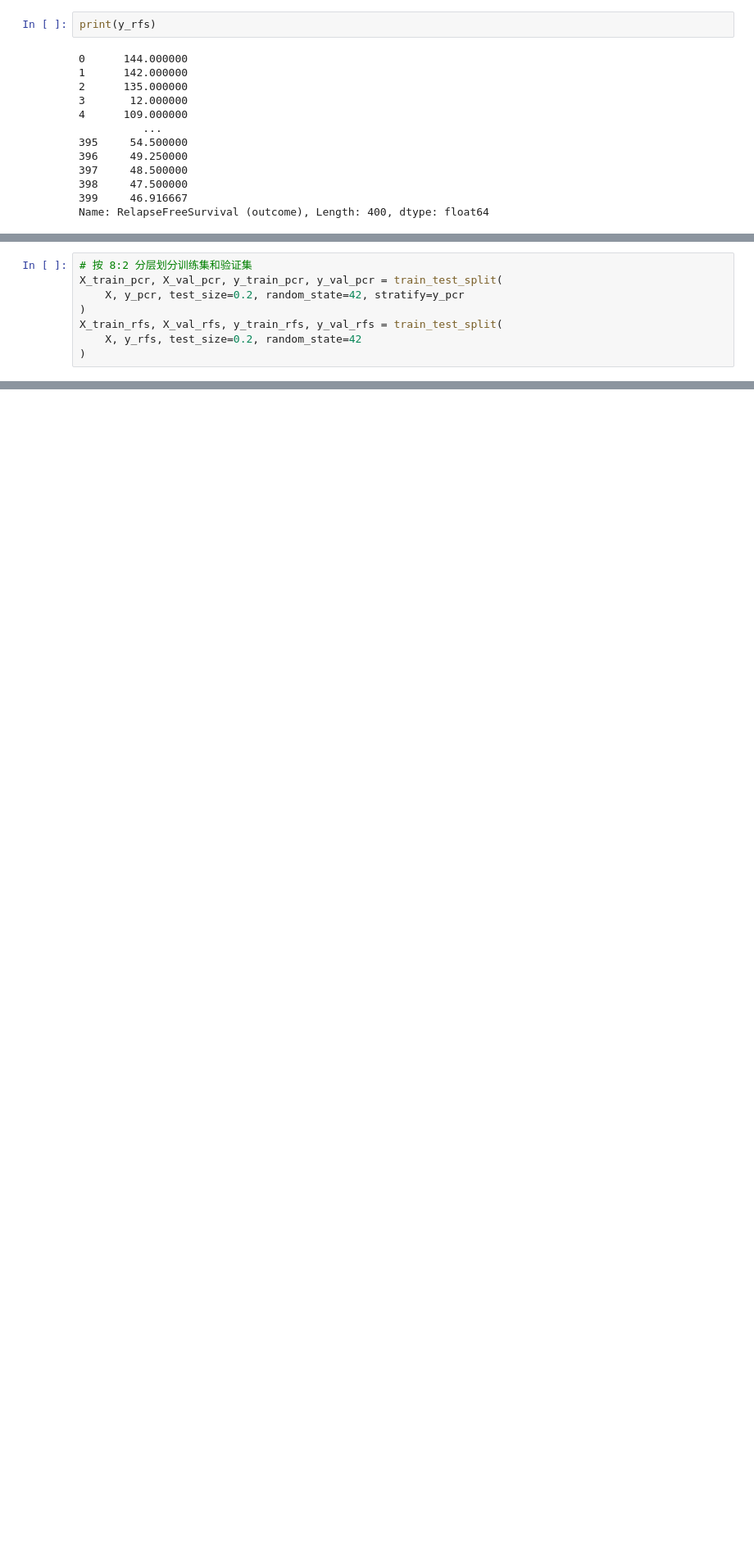
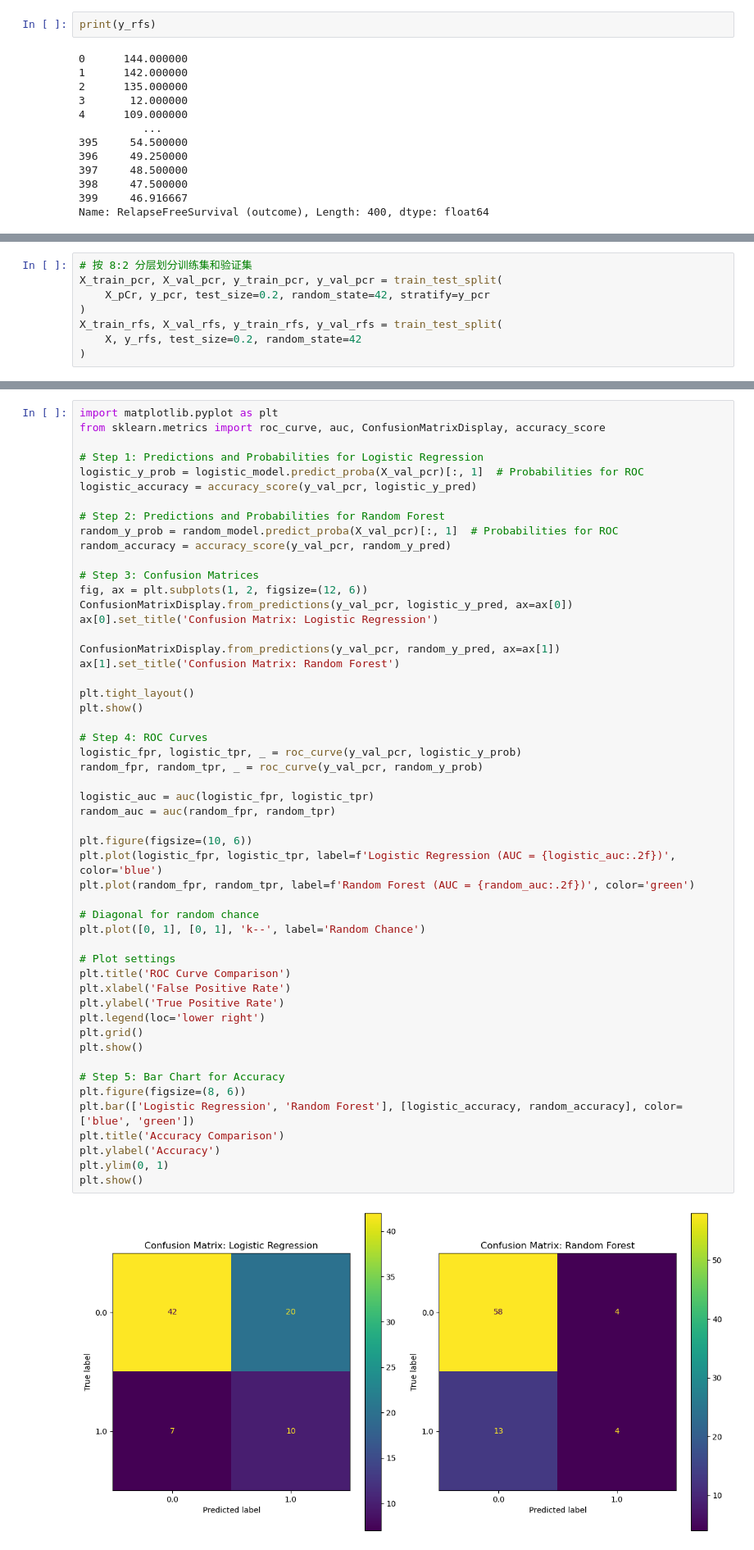
Before and after one commit to CloudSkytec/ML-CW2, a Jupyter notebook: Yh Y/Assignment2 - data Processing.ipynb, the cells around one changed output, grey strips where cells are left out. Shown at 82% size. Drawn from its saved outputs; the diff is of its cells as text; blank space fills up the shorter version.

```diff
--- a/Yh Y/Assignment2 - data Processing.ipynb
+++ b/Yh Y/Assignment2 - data Processing.ipynb
@@ -196,7 +220,7 @@ data['pCR (outcome)'].fillna(data['pCR (outcome)'].mode()[0], inplace=True)
 # %%
 # 按 8:2 分层划分训练集和验证集
 X_train_pcr, X_val_pcr, y_train_pcr, y_val_pcr = train_test_split(
-    X, y_pcr, test_size=0.2, random_state=42, stratify=y_pcr
+    X_pCr, y_pcr, test_size=0.2, random_state=42, stratify=y_pcr
 )
 X_train_rfs, X_val_rfs, y_train_rfs, y_val_rfs = train_test_split(
     X, y_rfs, test_size=0.2, random_state=42
@@ -242,0 +287,54 @@ weighted avg       0.78      0.80      0.74        80
+# %%
+import matplotlib.pyplot as plt
+from sklearn.metrics import roc_curve, auc, ConfusionMatrixDisplay, accuracy_score
+
+# Step 1: Predictions and Probabilities for Logistic Regression
+logistic_y_prob = logistic_model.predict_proba(X_val_pcr)[:, 1]  # Probabilities for ROC
+logistic_accuracy = accuracy_score(y_val_pcr, logistic_y_pred)
+
+# Step 2: Predictions and Probabilities for Random Forest
+random_y_prob = random_model.predict_proba(X_val_pcr)[:, 1]  # Probabilities for ROC
+random_accuracy = accuracy_score(y_val_pcr, random_y_pred)
+
+# Step 3: Confusion Matrices
+fig, ax = plt.subplots(1, 2, figsize=(12, 6))
+ConfusionMatrixDisplay.from_predictions(y_val_pcr, logistic_y_pred, ax=ax[0])
+ax[0].set_title('Confusion Matrix: Logistic Regression')
+
+ConfusionMatrixDisplay.from_predictions(y_val_pcr, random_y_pred, ax=ax[1])
+ax[1].set_title('Confusion Matrix: Random Forest')
+
+plt.tight_layout()
+plt.show()
+
+# Step 4: ROC Curves
+logistic_fpr, logistic_tpr, _ = roc_curve(y_val_pcr, logistic_y_prob)
+random_fpr, random_tpr, _ = roc_curve(y_val_pcr, random_y_prob)
+
+logistic_auc = auc(logistic_fpr, logistic_tpr)
+random_auc = auc(random_fpr, random_tpr)
+
+plt.figure(figsize=(10, 6))
+plt.plot(logistic_fpr, logistic_tpr, label=f'Logistic Regression (AUC = {logistic_auc:.2f})', color='blue')
+plt.plot(random_fpr, random_tpr, label=f'Random Forest (AUC = {random_auc:.2f})', color='green')
+
+# Diagonal for random chance
+plt.plot([0, 1], [0, 1], 'k--', label='Random Chance')
+
+# Plot settings
+plt.title('ROC Curve Comparison')
+plt.xlabel('False Positive Rate')
+plt.ylabel('True Positive Rate')
+plt.legend(loc='lower right')
+plt.grid()
+plt.show()
+
+# Step 5: Bar Chart for Accuracy
+plt.figure(figsize=(8, 6))
+plt.bar(['Logistic Regression', 'Random Forest'], [logistic_accuracy, random_accuracy], color=['blue', 'green'])
+plt.title('Accuracy Comparison')
+plt.ylabel('Accuracy')
+plt.ylim(0, 1)
+plt.show()
+# %% [output]
+[figure, added]
```
Also changed, not shown: parts of 11 cells of this notebook.
